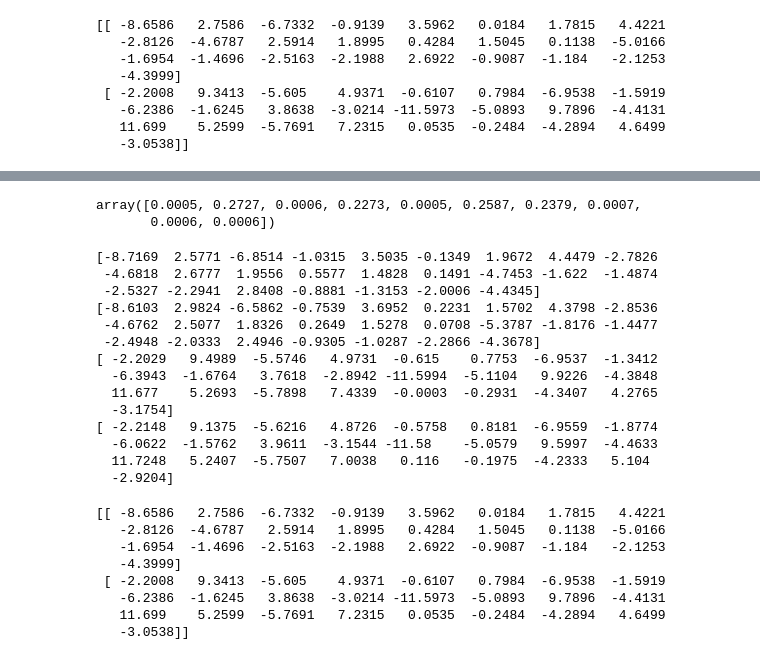
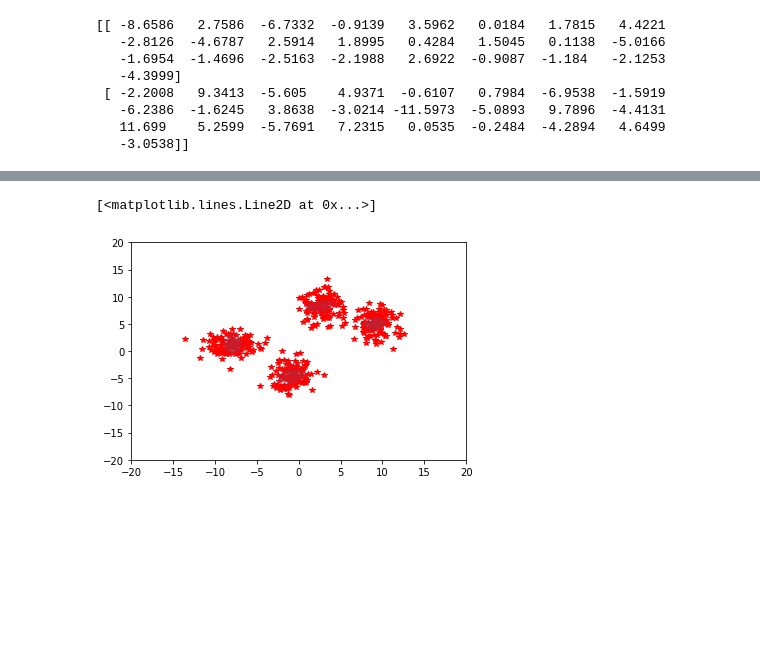
Before and after one commit to anhnguyendepocen/bayes_comp, a Jupyter notebook: notebook/Gaussian Mixture Model - Mean Field Approximations.ipynb, the cells around one changed output, grey strips where cells are left out. Saved outputs shown, nothing was run; the diff lists cells and outputs as text; code cells hidden in the pictures; blank space fills up the shorter version.

```diff
--- a/notebook/Gaussian Mixture Model - Mean Field Approximations.ipynb
+++ b/notebook/Gaussian Mixture Model - Mean Field Approximations.ipynb
@@ -222,0 +245,30 @@ BGMM = BayesianGaussianMixture(n_components=10)
+# %%
+#pi params
+alpha0 = np.ones(K)*0.1
+alpha = alpha0
+
+#mu and sigma params
+betha0 = 1
+betha = np.ones(K)
+mu0 = np.zeros(D)
+W0 = np.eye(D)
+v0 = D
+mu = x[np.random.choice(len(x),size = K)]
+W = [np.eye(D) for i in range(K)]
+v = np.ones(K)*D
+# %%
+import time
+
+for i in range(30):
+    print 'Iteration ' + str(i)
+    print 'Expectation'
+    tic = time.time()
+    ro, ln_ro, Nks, xks, Sks = expectation(alpha, betha, mu, W, v, x)
+    toc = time.time()
+    print toc-tic
+
+    print 'Maximization'
+    tic = time.time()
+    alpha, betha, mu, W, v = maximization(Nks, xks, Sks, ro)
+    toc = time.time()
+    print toc-tic
@@ -223,3 +421,5 @@ BGMM = BayesianGaussianMixture(n_components=10)
+# %%
+gmm = GMM(D = 2, K = 10, weight_concentration=0.02)
 # %%
-BGMM.fit(x)
+gmm.fit(x)
 # %% [output]
@@ -253,35 +443,7 @@ print BGMM.means_
-# %%
-BGMM.weights_
-# %% [output]
-array([0.0005, 0.2727, 0.0006, 0.2273, 0.0005, 0.2587, 0.2379, 0.0007,
-       0.0006, 0.0006])
-# %%
-for k in range(10):
-    if BGMM.weights_[k] > 0.1:
-        print BGMM.means_[k]
-# %% [output]
-[-8.7169  2.5771 -6.8514 -1.0315  3.5035 -0.1349  1.9672  4.4479 -2.7826
- -4.6818  2.6777  1.9556  0.5577  1.4828  0.1491 -4.7453 -1.622  -1.4874
- -2.5327 -2.2941  2.8408 -0.8881 -1.3153 -2.0006 -4.4345]
-[-8.6103  2.9824 -6.5862 -0.7539  3.6952  0.2231  1.5702  4.3798 -2.8536
- -4.6762  2.5077  1.8326  0.2649  1.5278  0.0708 -5.3787 -1.8176 -1.4477
- -2.4948 -2.0333  2.4946 -0.9305 -1.0287 -2.2866 -4.3678]
-[ -2.2029   9.4989  -5.5746   4.9731  -0.615    0.7753  -6.9537  -1.3412
-  -6.3943  -1.6764   3.7618  -2.8942 -11.5994  -5.1104   9.9226  -4.3848
-  11.677    5.2693  -5.7898   7.4339  -0.0003  -0.2931  -4.3407   4.2765
-  -3.1754]
-[ -2.2148   9.1375  -5.6216   4.8726  -0.5758   0.8181  -6.9559  -1.8774
-  -6.0622  -1.5762   3.9611  -3.1544 -11.58    -5.0579   9.5997  -4.4633
-  11.7248   5.2407  -5.7507   7.0038   0.116   -0.1975  -4.2333   5.104
-  -2.9204]
-# %%
-print mus_true
-# %% [output]
-[[ -8.6586   2.7586  -6.7332  -0.9139   3.5962   0.0184   1.7815   4.4221
-   -2.8126  -4.6787   2.5914   1.8995   0.4284   1.5045   0.1138  -5.0166
-   -1.6954  -1.4696  -2.5163  -2.1988   2.6922  -0.9087  -1.184   -2.1253
-   -4.3999]
- [ -2.2008   9.3413  -5.605    4.9371  -0.6107   0.7984  -6.9538  -1.5919
-   -6.2386  -1.6245   3.8638  -3.0214 -11.5973  -5.0893   9.7896  -4.4131
-   11.699    5.2599  -5.7691   7.2315   0.0535  -0.2484  -4.2894   4.6499
-   -3.0538]]
+# %%
+fig,ax = plt.subplots()
+plot_gaussian(gmm.mu, gmm.sigma, ax, gmm.weights)
+plt.plot(x[:,0], x[:,1], '*r',zorder=1)
+# %% [output]
+[<matplotlib.lines.Line2D at 0x...>]
+[figure, added]
```
Also changed, not shown: parts of 15 cells of this notebook.
